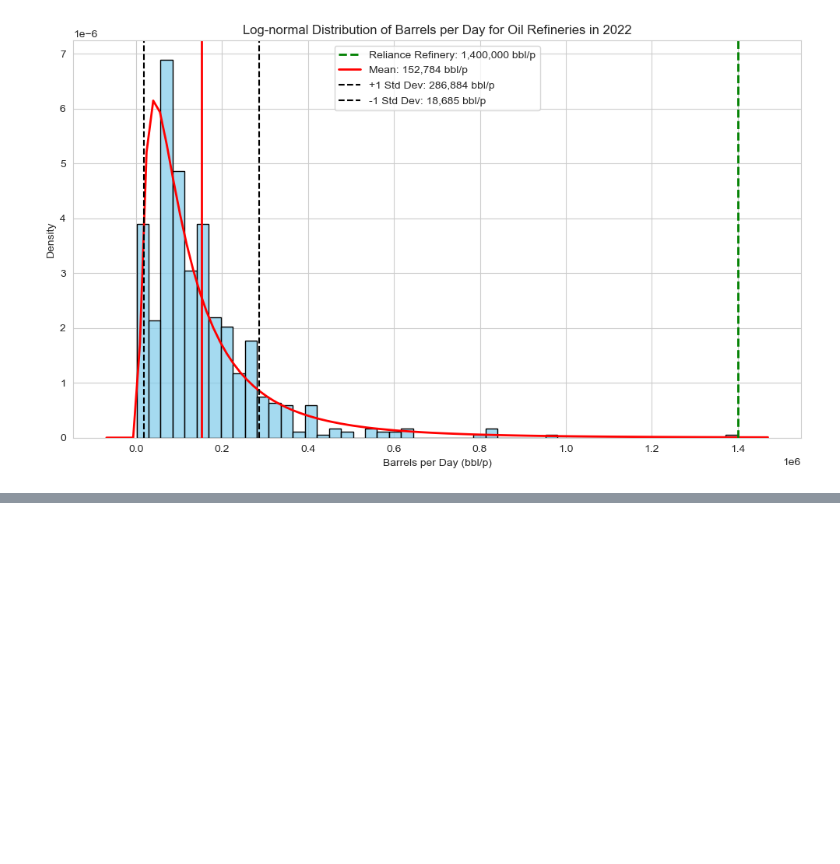
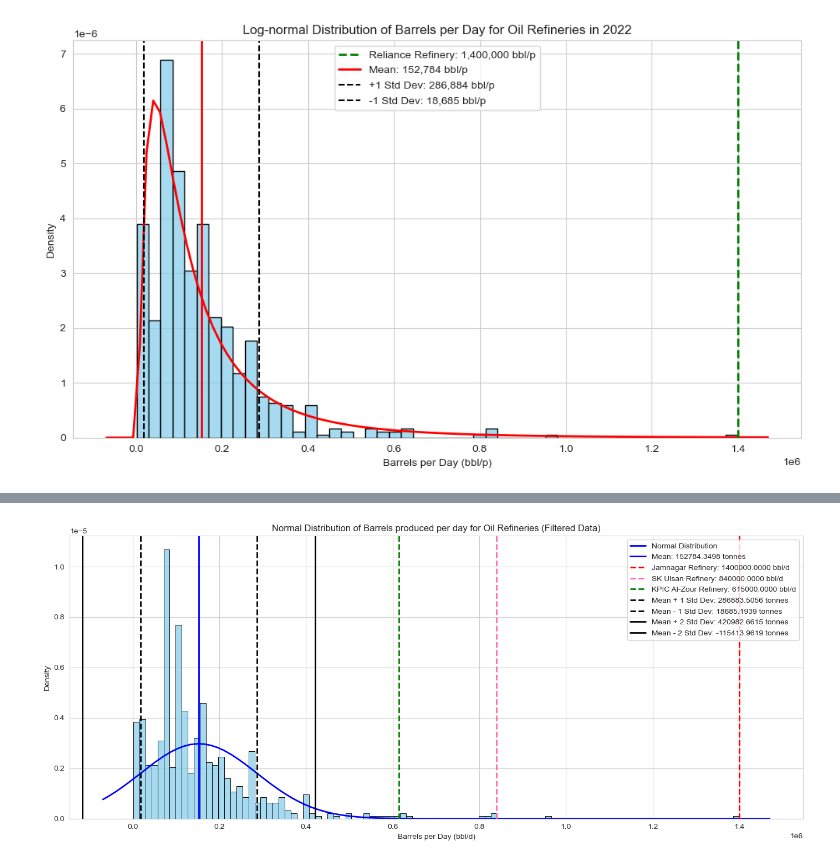
Before and after one commit to Matthew1172/Global-Eco-MT, a Jupyter notebook: main.ipynb, the cells around one changed output, grey strips where cells are left out. Cells and saved outputs as stored; diff of their text form; code cells hidden in the pictures; blank space fills up the shorter version.

```diff
--- a/main.ipynb
+++ b/main.ipynb
@@ -776,3 +778,71 @@ plt.show()
+# %%
+# Filter the data to exclude entries where Pollution_per_barrel is higher than 0.2 tonnes
+filtered_df = oil_ref_df
+
+# Calculate the mean and standard deviation of Pollution_per_barrel from the filtered data (in tonnes)
+mean_co2_per_bbl = filtered_df['Barrels per Day'].mean()
+std_dev_co2_per_bbl = filtered_df['Barrels per Day'].std()
+
+# Find the Pollution_per_barrel for 'RPL (Reliance Petroleum Limited) Jamnagar Refinery' from the filtered data
+reliance_co2_per_bbl = filtered_df[filtered_df['Name'] == 'RPL (Reliance Petroleum Limited) Jamnagar Refinery']['Barrels per Day'].values[0]
+
+# Find the Pollution_per_barrel for 'SK Corp Ulsan Refinery' from the filtered data
+sk_ulsan_co2_per_bbl = filtered_df[filtered_df['Name'] == 'SK Corp Ulsan Refinery']['Barrels per Day'].values[0]
+
+# Find the Pollution_per_barrel for 'SK Corp Ulsan Refinery' from the filtered data
+kpic_co2_per_bbl = filtered_df[filtered_df['Name'] == 'KIPIC Al-Zour Refinery']['Barrels per Day'].values[0]
+
+
+# Plot the normal distribution with the filtered data
+plt.figure(figsize=(14, 6))
+sns.set_style('whitegrid')
+
+# Plot histogram of Pollution_per_barrel with density normalization (in tonnes)
+sns.histplot(filtered_df['Barrels per Day'], bins=100, kde=False, stat='density', color='skyblue', edgecolor='black')
+
+# Plot the normal distribution curve
+xmin, xmax = plt.xlim()
+x = np.linspace(xmin, xmax, 100)
+p = norm.pdf(x, mean_co2_per_bbl, std_dev_co2_per_bbl)
+plt.plot(x, p, 'b', linewidth=2, label='Normal Distribution')
+
+# Add a vertical line at the mean
+plt.axvline(mean_co2_per_bbl, color='blue', linestyle='-', linewidth=2, label=f'Mean: {mean_co2_per_bbl:.4f} tonnes')
+
+# Add a vertical line for the Reliance Refinery (in tonnes)
+plt.axvline(reliance_co2_per_bbl, color='red', linestyle='--', linewidth=2, label=f'Jamnagar Refinery: {reliance_co2_per_bbl:.4f} bbl/d')
+
+# Add a hot pink vertical line for the SK Corp Ulsan Refinery (in tonnes)
+plt.axvline(sk_ulsan_co2_per_bbl, color='hotpink', linestyle='--', linewidth=2, label=f'SK Ulsan Refinery: {sk_ulsan_co2_per_bbl:.4f} bbl/d')
+
+# Add a hot pink vertical line for the SK Corp Ulsan Refinery (in tonnes)
+plt.axvline(kpic_co2_per_bbl, color='green', linestyle='--', linewidth=2, label=f'KPIC Al-Zour Refinery: {kpic_co2_per_bbl:.4f} bbl/d')
+
+# Add a vertical line at mean + 1 standard deviation (upper bound, in tonnes)
+plt.axvline(mean_co2_per_bbl + 1 * std_dev_co2_per_bbl, color='black', linestyle='--', linewidth=2, label=f'Mean + 1 Std Dev: {(mean_co2_per_bbl + 1 * std_dev_co2_per_bbl):.4f} tonnes')
+
+# Add a vertical line at mean - 1 standard deviation (lower bound, in tonnes)
+plt.axvline(mean_co2_per_bbl - 1 * std_dev_co2_per_bbl, color='black', linestyle='--', linewidth=2, label=f'Mean - 1 Std Dev: {(mean_co2_per_bbl - 1 * std_dev_co2_per_bbl):.4f} tonnes')
+
+# Add a vertical line at mean + 2 standard deviations (upper bound, in tonnes)
+plt.axvline(mean_co2_per_bbl + 2 * std_dev_co2_per_bbl, color='black', linestyle='-', linewidth=2, label=f'Mean + 2 Std Dev: {(mean_co2_per_bbl + 2 * std_dev_co2_per_bbl):.4f} tonnes')
+
+# Add a vertical line at mean - 2 standard deviations (lower bound, in tonnes)
+plt.axvline(mean_co2_per_bbl - 2 * std_dev_co2_per_bbl, color='black', linestyle='-', linewidth=2, label=f'Mean - 2 Std Dev: {(mean_co2_per_bbl - 2 * std_dev_co2_per_bbl):.4f} tonnes')
+
+# Add labels and title
+plt.title('Normal Distribution of Barrels produced per day for Oil Refineries (Filtered Data)')
+plt.xlabel('Barrels per Day (bbl/d)')
+plt.ylabel('Density')
+
+# Add a legend
+plt.legend()
+
+# Display the plot
+plt.tight_layout()
+plt.show()
+# %% [output]
+[figure, added]
 # %%
 # Assuming oil_ref_df is your dataframe
 
```
Also changed, not shown: parts of 6 cells of this notebook.
